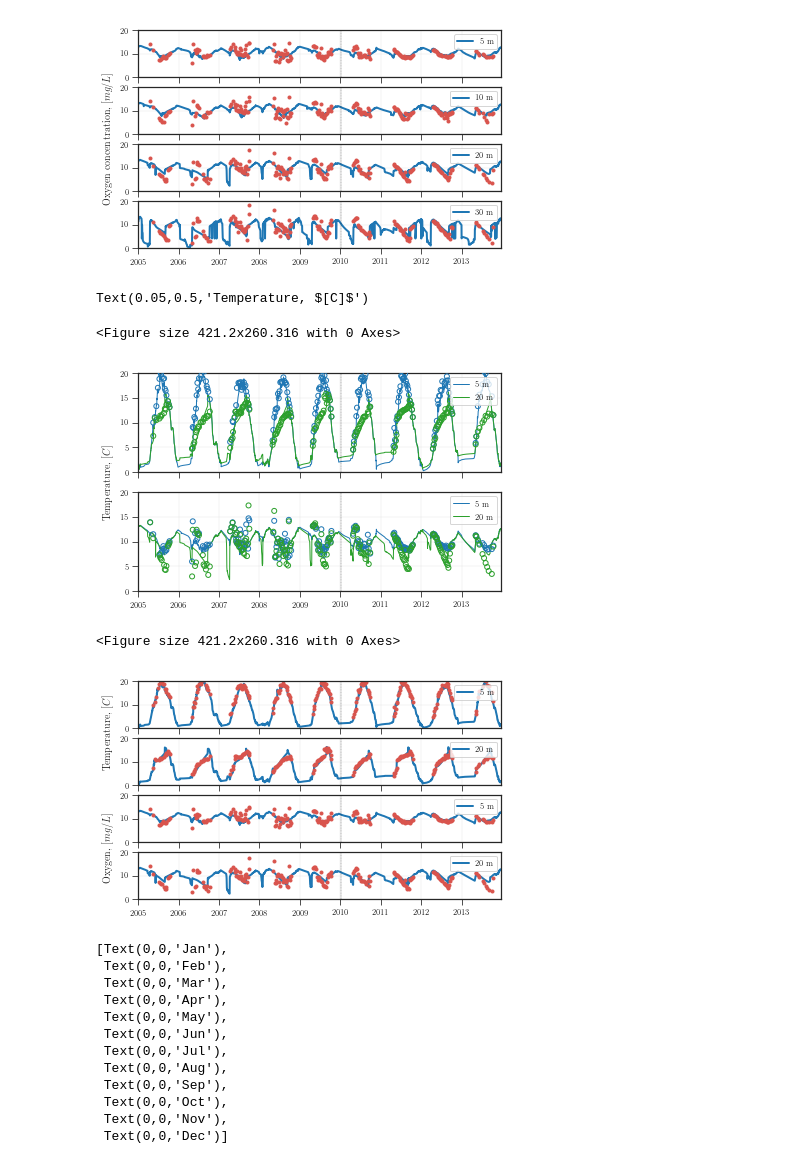
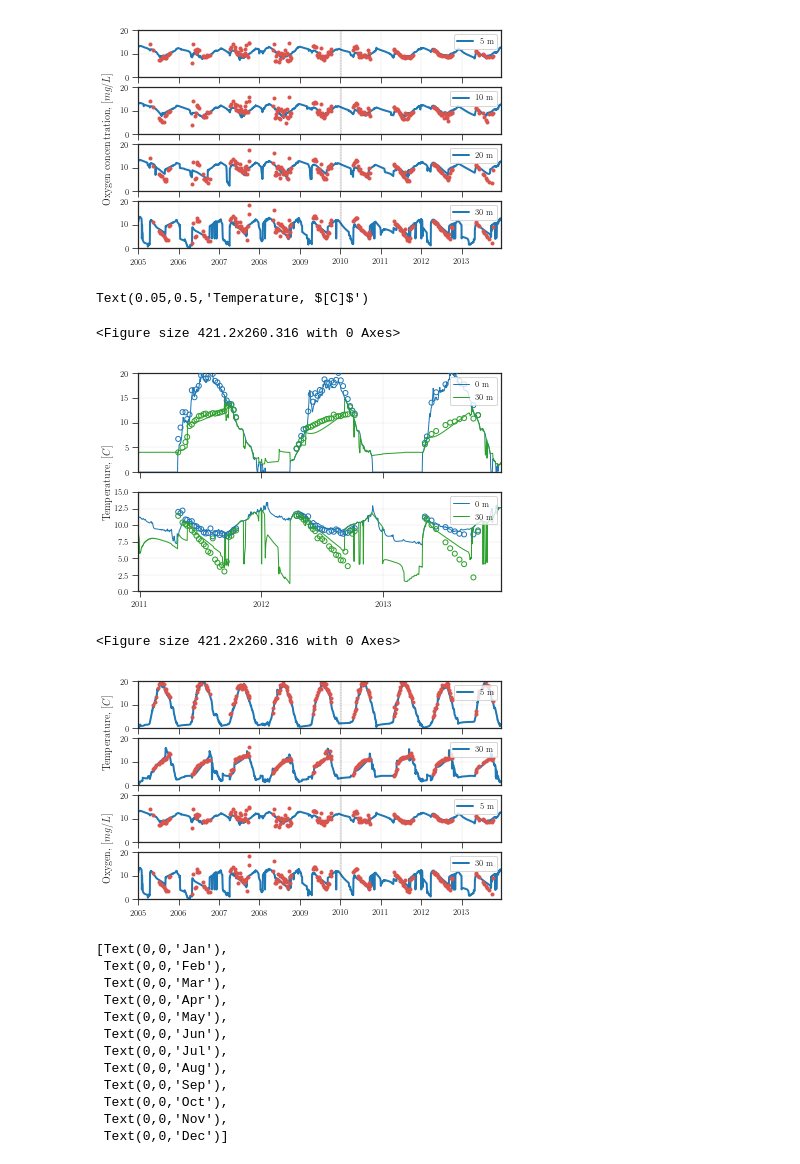
Before and after one commit to biogeochemistry/MyLake_v2_Vansjo, a Jupyter notebook: Postproc_code/Plots_in_the_paper.ipynb, the cells around one changed output. Saved outputs shown, nothing was run; the diff lists cells and outputs as text; code cells hidden in the pictures.

Commit message:
updated plots

```diff
--- a/Postproc_code/Plots_in_the_paper.ipynb
+++ b/Postproc_code/Plots_in_the_paper.ipynb
@@ -310,76 +310,78 @@ fig, axes = newfig_sub(2,1,1)
 results = plotter.env_getter(env)
 # for d,c in zip([5,], sns.color_palette()):
 
-d=5
+d=0
 env = 'water'
 inx = np.where(results['z'][0, 0] == d)[0][0]
 y = results['T'][0, 0][inx, :]
 axes[0].plot(-366 + results['days'][0, 0][0], y, lw=1, label=str(d) + ' m', color=sns.color_palette()[0],zorder=1)
 axes[0].scatter(df[(np.isfinite(df['Temperatur'])) & (df['Depth1'] == d)][x].values, df[(np.isfinite(df['Temperatur'])) & (df.Depth1 == d)]['Temperatur'].values, label=None, s=25, zorder=3, facecolors='none', edgecolors=sns.color_palette()[0])
 
-d=20
+d=30
 inx = np.where(results['z'][0, 0] == d)[0][0]
 y = results['T'][0, 0][inx, :]
 axes[0].plot(-366 + results['days'][0, 0][0], y, lw=1, label=str(d) + ' m', color=sns.color_palette()[2], zorder=2)
 axes[0].scatter(df[(np.isfinite(df['Temperatur'])) & (df['Depth1'] == d)][x].values, df[(np.isfinite(df['Temperatur'])) & (df.Depth1 == d)]['Temperatur'].values, label=None, s=25, facecolors='none', edgecolors=sns.color_palette()[2], zorder=4)
 
 
-d=5
+d=0
 env = 'water'
 inx = np.where(results['z'][0, 0] == d)[0][0]
 y = results['concentrations'][0, 0]['O2'][0, 0][inx, :]/1000
 axes[1].plot(-366 + results['days'][0, 0][0], y, lw=1, label=str(d) + ' m', color=sns.color_palette()[0],zorder=1)
 axes[1].scatter(df[(np.isfinite(df['O2'])) & (df['Depth1'] == d)][x].values, df[(np.isfinite(df['O2'])) & (df.Depth1 == d)]['O2'].values, label=None, s=25, zorder=3, facecolors='none', edgecolors=sns.color_palette()[0])
 
-d=20
+d=30
 inx = np.where(results['z'][0, 0] == d)[0][0]
 y = results['concentrations'][0, 0]['O2'][0, 0][inx, :]/1000
 axes[1].plot(-366 + results['days'][0, 0][0], y, lw=1, label=str(d) + ' m', color=sns.color_palette()[2], zorder=2)
 axes[1].scatter(df[(np.isfinite(df['O2'])) & (df['Depth1'] == d)][x].values, df[(np.isfinite(df['O2'])) & (df.Depth1 == d)]['O2'].values, label=None, s=25, facecolors='none', edgecolors=sns.color_palette()[2], zorder=4)
 
 
 
 
 for ax in axes:
     ax.grid(linestyle='-', linewidth=0.2)
     ax.set_ylim([0, 20])
-    ax.set_xlim([732313 - 366, 735234 -10])
+    ax.set_xlim([732313 + 364*5, 735234 -10])
     ax.plot((732313+366*4-1, 732313+366*4-1), (0, 23), 'k--', lw=0.3)
 #     ax.set_ylabel(r'$[mg / m^3]$')
     ax.legend(loc=1, frameon=1)
     ax.set_xticks([], [])
     ax.xaxis.set_major_locator(mdates.MonthLocator(interval=12))
     ax.xaxis.set_major_formatter(mdates.DateFormatter(' '))
+
+axes[1].set_ylim([0, 15])
 
 axes[1].xaxis.set_major_locator(mdates.MonthLocator(interval=12))
 axes[1].xaxis.set_major_formatter(mdates.DateFormatter('%Y'))
 
 
 fig.text(0.05, 0.5, r'Temperature, $[C]$', va='center', rotation='vertical')
 
 # if save_fig:
 # # if True:
 # savefig('calibration/T_O')
 
 # plt.show()
 # %% [output]
 Text(0.05,0.5,'Temperature, $[C]$')
 <Figure size 421.2x260.316 with 0 Axes>
-[figure, old version]
+[figure, new version]
 # %%
 x = 'SampleDate'
 env = 'water'
 fig, axes = newfig_sub(4,1,1)
 results = plotter.env_getter(env)
 # for d,c in zip([5,], sns.color_palette()):
-for d, a in zip([5,20,], axes[:2]):
+for d, a in zip([5,30,], axes[:2]):
     env = 'water'
     inx = np.where(results['z'][0, 0] == d)[0][0]
     y = results['T'][0, 0][inx, :]
     a.plot(-366 + results['days'][0, 0][0], y, lw=2, label=str(d) + ' m', color=None)
     a.plot_date(df[(np.isfinite(df['Temperatur'])) & (df['Depth1'] == d)][x].values, df[(np.isfinite(df['Temperatur'])) & (df.Depth1 == d)]['Temperatur'].values, c=sns.xkcd_rgb["pale red"], label=None, markersize=3)
 
-for d, a in zip([5,20], axes[2:]):
+for d, a in zip([5,30], axes[2:]):
     env = 'water'
     inx = np.where(results['z'][0, 0] == d)[0][0]
     y = results['concentrations'][0, 0]['O2'][0, 0][inx, :]/1000
@@ -416,7 +418,7 @@ fig.text(0.05, 0.3, r'Oxygen, $[mg/L]$', va='center', rotation='vertical')
 plt.show()
 # %% [output]
 <Figure size 421.2x260.316 with 0 Axes>
-[figure, old version]
+[figure, new version]
 # %%
 ice_data = pd.read_excel('Vansjo/Ice_data_Vansjø_Vanem_1994-2010.xlsx', sheetname='ice1994-2010', skiprows=0)
 ice_data.Date = pd.to_datetime(ice_data.Date)
```
Also changed, not shown: parts of 2 cells of this notebook, 5 other files.
